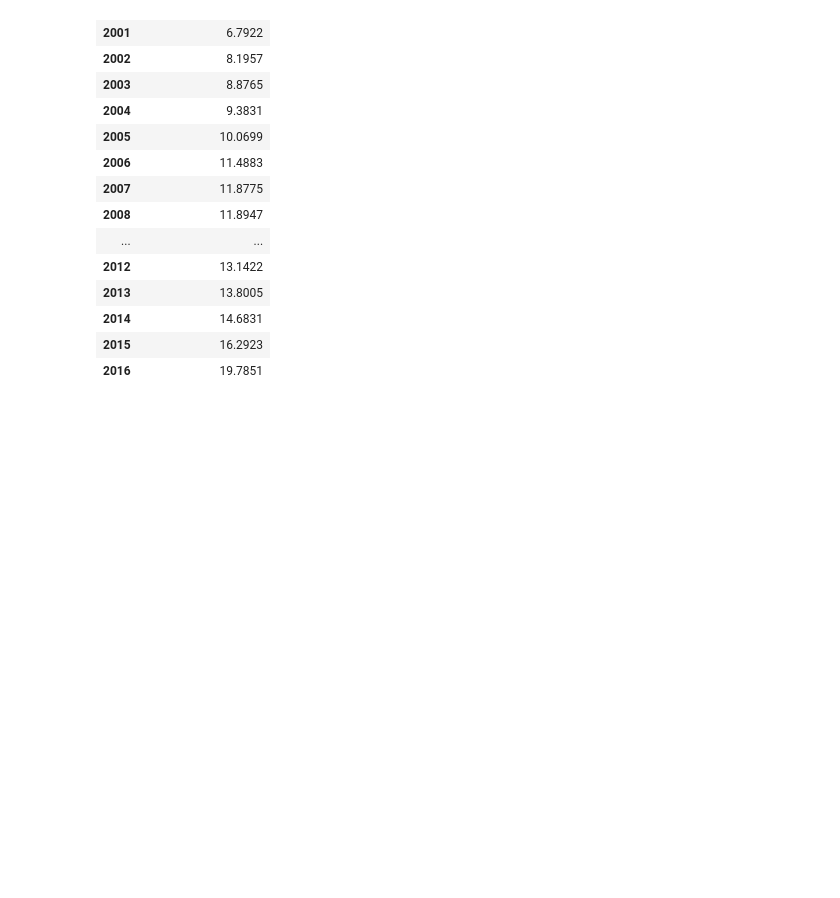
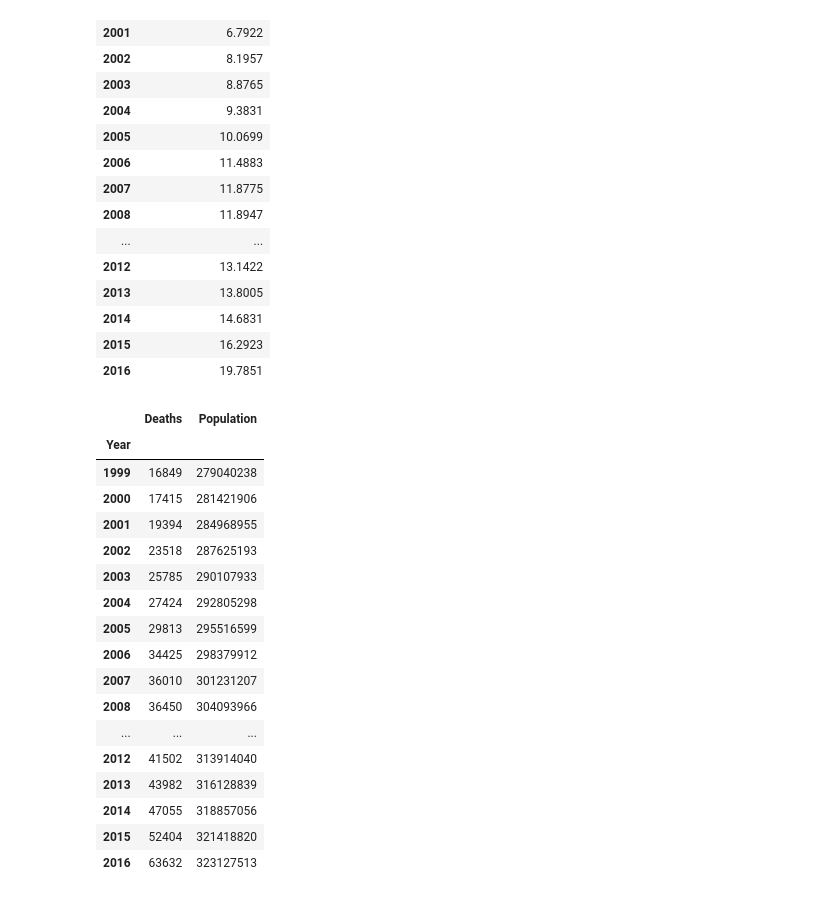
Before and after one commit to etiennedoidic/106-Visualization-Project, a Jupyter notebook: Data Exploration.ipynb, the cells around one changed output. Cells and saved outputs as stored; diff of their text form; code cells hidden in the pictures; blank space fills up the shorter version.

```diff
--- a/Data Exploration.ipynb
+++ b/Data Exploration.ipynb
@@ -31,6 +31,31 @@ NCHS.loc[(NCHS['State'] == 'United States')
 | 2014 | 14.6831 |
 | 2015 | 16.2923 |
 | 2016 | 19.7851 |
+# %%
+NCHS.loc[(NCHS['State'] == 'United States')
+         & (NCHS['Age Group'] == 'All Ages')
+         & (NCHS['Sex'] == 'Both Sexes')
+        & (NCHS['Race and Hispanic Origin'] == 'All Races-All Origins')][
+    ['Year','Deaths', 'Population']].set_index('Year')
+# %% [output]
+|  | Deaths | Population |
+| Year |  |  |
+| 1999 | 16849 | 279040238 |
+| 2000 | 17415 | 281421906 |
+| 2001 | 19394 | 284968955 |
+| 2002 | 23518 | 287625193 |
+| 2003 | 25785 | 290107933 |
+| 2004 | 27424 | 292805298 |
+| 2005 | 29813 | 295516599 |
+| 2006 | 34425 | 298379912 |
+| 2007 | 36010 | 301231207 |
+| 2008 | 36450 | 304093966 |
+| ... | ... | ... |
+| 2012 | 41502 | 313914040 |
+| 2013 | 43982 | 316128839 |
+| 2014 | 47055 | 318857056 |
+| 2015 | 52404 | 321418820 |
+| 2016 | 63632 | 323127513 |
 # %%
 VSRR = pd.read_csv('Data/VSRR_Provisional_Drug_Overdose_Death_Counts.csv')
 # %%
```
Also changed, not shown: 2 other files.
